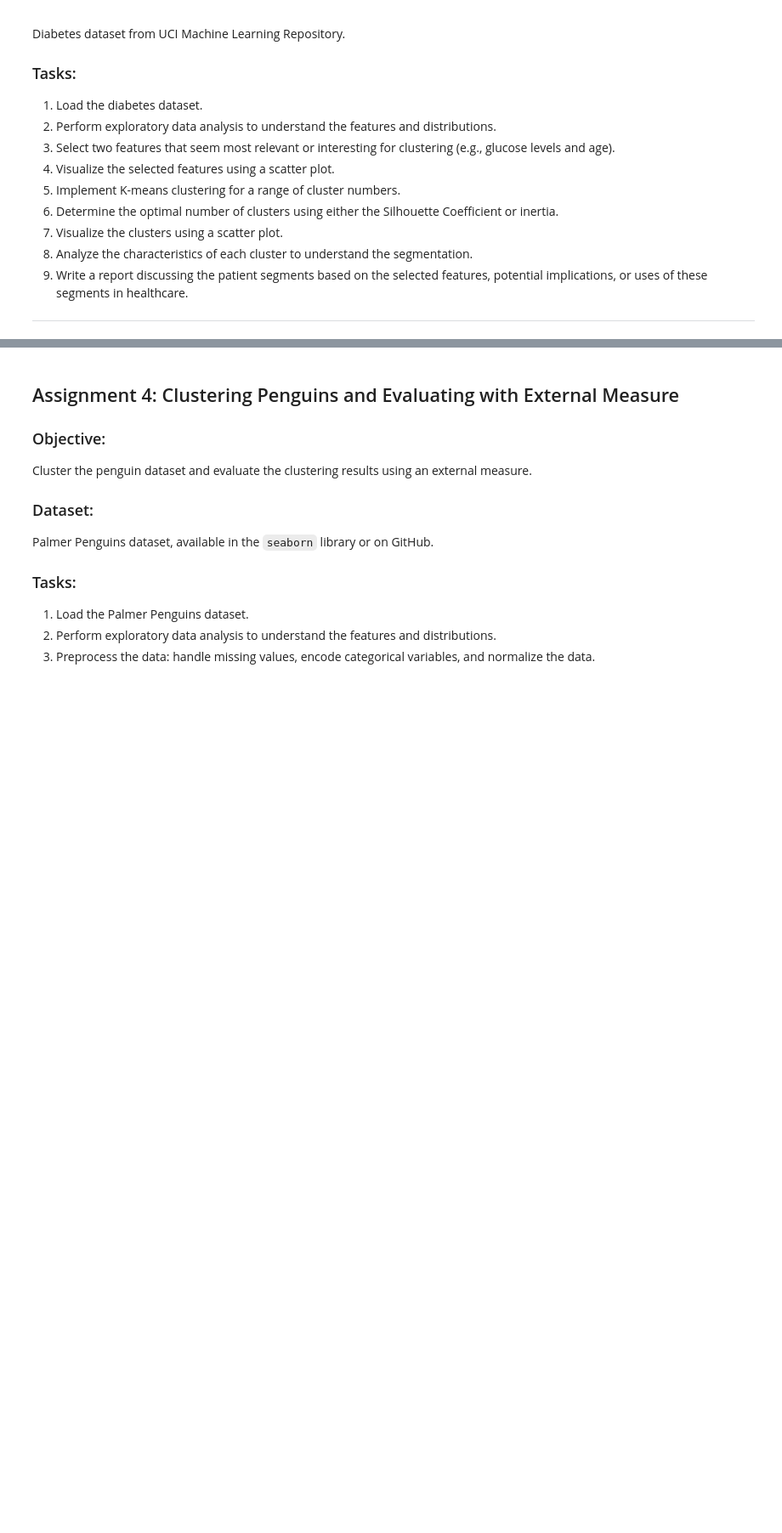
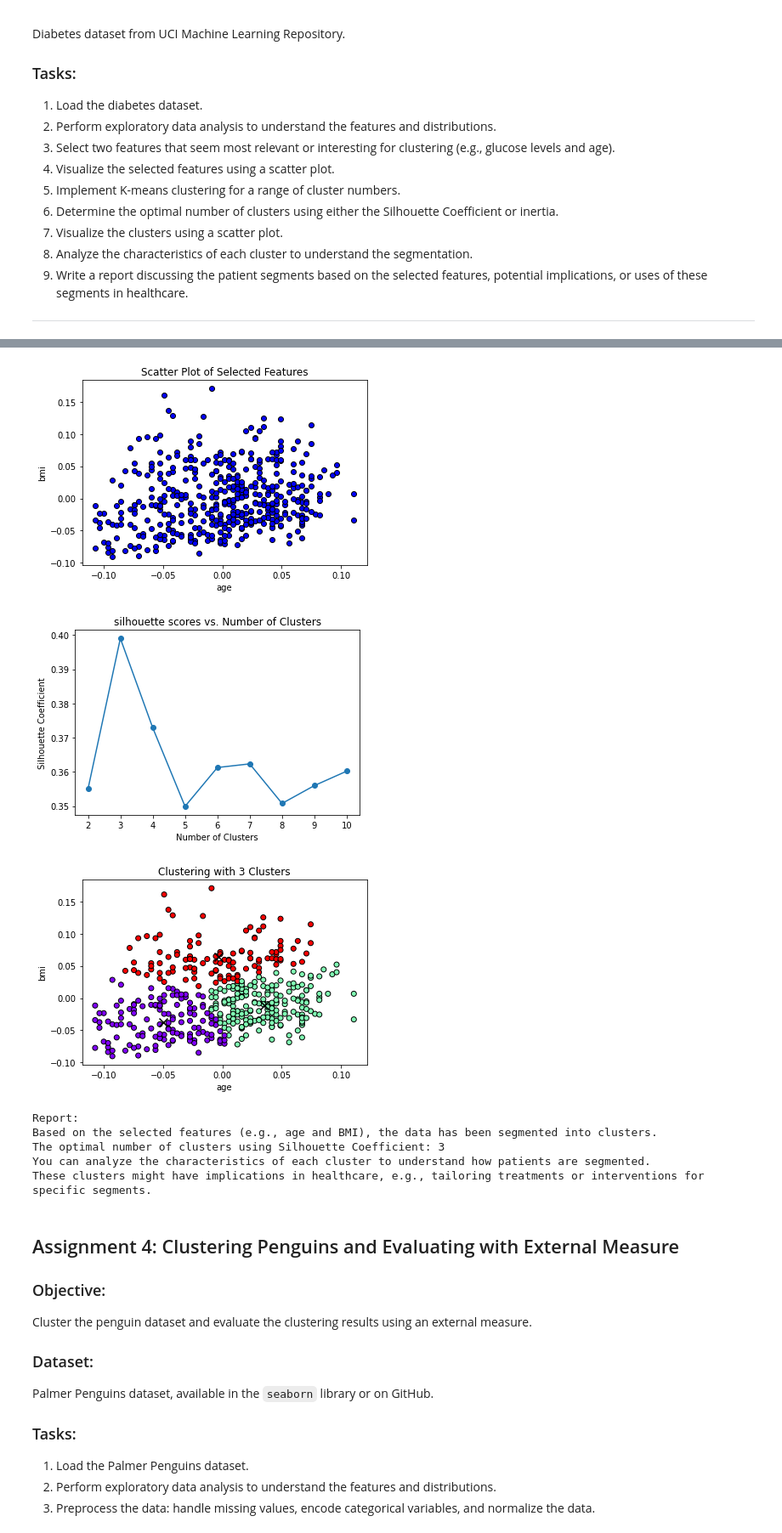
Before and after one commit to sahathat/dataSci, a Jupyter notebook: machineLearning/unsupervised/63130500113-kmeans.ipynb, the cells around one changed output, grey strips where cells are left out. Shown at 85% size. Saved outputs shown, nothing was run; the diff lists cells and outputs as text; code cells hidden in the pictures; blank space fills up the shorter version.

```diff
--- a/machineLearning/unsupervised/63130500113-kmeans.ipynb
+++ b/machineLearning/unsupervised/63130500113-kmeans.ipynb
@@ -121,3 +194,72 @@ Diabetes dataset from UCI Machine Learning Repository.
 9. Write a report discussing the patient segments based on the selected features, potential implications, or uses of these segments in healthcare.
 
 ---
+# %%
+import numpy as np
+import matplotlib.pyplot as plt
+from sklearn.datasets import load_diabetes
+from sklearn.cluster import KMeans
+from sklearn.metrics import silhouette_score
+from sklearn.preprocessing import StandardScaler
+
+# Step 1: Load the diabetes dataset
+data = load_diabetes()
+X = data.data  # Features
+feature_names = data.feature_names
+
+# Step 2: Perform exploratory data analysis
+# You can print feature names, summary statistics, histograms, etc.
+print(data.DESCR)
+
+# Step 3: Select two features for clustering (e.g., age and BMI)
+selected_feature_indices = [0, 2]  # You can change these indices as per your interest
+selected_features = X[:, selected_feature_indices]
+# print(selected_features)
+
+# Step 4: Visualize selected features using a scatter plot
+plt.scatter(selected_features[:, 0], selected_features[:, 1], c='blue', marker='o', edgecolors='k')
+plt.title("Scatter Plot of Selected Features")
+plt.xlabel(feature_names[selected_feature_indices[0]])
+plt.ylabel(feature_names[selected_feature_indices[1]])
+plt.show()
+
+# Step 5: Implement K-means clustering for a range of cluster numbers
+ranges = range(2, 11)
+# inertia_values = []
+silhouette_scores = []
+
+for n in ranges:
+    kmeans = KMeans(n_clusters=n, random_state=42)
+    labels = kmeans.fit_predict(selected_features)
+    # inertia_values.append(kmeans.inertia_)
+    silhouette_scores.append(silhouette_score(selected_features, labels))
+
+plt.plot(ranges, silhouette_scores, marker='o')
+plt.title("silhouette scores vs. Number of Clusters")
+plt.xlabel("Number of Clusters")
+plt.ylabel("Silhouette Coefficient")
+plt.show()
+
+# Step 6: Determine the optimal number of clusters using Silhouette Coefficient or inertia
+optimal_clusters_silhouette = np.argmax(silhouette_scores) + 2
+# optimal_clusters_inertia = np.argmin(np.diff(inertia_values)) + 2
+
+# Step 7 & 8: Visualize clusters using scatter plot and Analyze characteristics of each cluster
+# You can calculate cluster statistics, visualize cluster centroids, etc.
+best_kmeans = KMeans(n_clusters=optimal_clusters_silhouette, random_state=42)
+best_labels = best_kmeans.fit_predict(selected_features)
+
+plt.scatter(selected_features[:, 0], selected_features[:, 1], c=best_labels, marker='o', edgecolors='k', cmap='rainbow')
+plt.scatter(best_kmeans.cluster_centers_[:, 0], best_kmeans.cluster_centers_[:, 1], c='black', marker='x', s=100)
+plt.title(f"Clustering with {optimal_clusters_silhouette} Clusters")
+plt.xlabel(feature_names[selected_feature_indices[0]])
+plt.ylabel(feature_names[selected_feature_indices[1]])
+plt.show()
+
+# Step 9: Write a report discussing patient segments, implications, and uses
+print("Report:")
+print("Based on the selected features (e.g., age and BMI), the data has been segmented into clusters.")
+print(f"The optimal number of clusters using Silhouette Coefficient: {optimal_clusters_silhouette}")
+print("You can analyze the characteristics of each cluster to understand how patients are segmented.")
+print("These clusters might have implications in healthcare, e.g., tailoring treatments or interventions for specific segments.")
+# %% [output]
@@ -124,3 +283,11 @@ Diabetes dataset from UCI Machine Learning Repository.
+[figure, added]
+[figure, added]
+[figure, added]
+Report:
+Based on the selected features (e.g., age and BMI), the data has been segmented into clusters.
+The optimal number of clusters using Silhouette Coefficient: 3
+You can analyze the characteristics of each cluster to understand how patients are segmented.
+These clusters might have implications in healthcare, e.g., tailoring treatments or interventions for specific segments.
 # %% [markdown]
 ## Assignment 4: Clustering Penguins and Evaluating with External Measure
 
```
Also changed, not shown: parts of 4 cells of this notebook, 2 other files.
